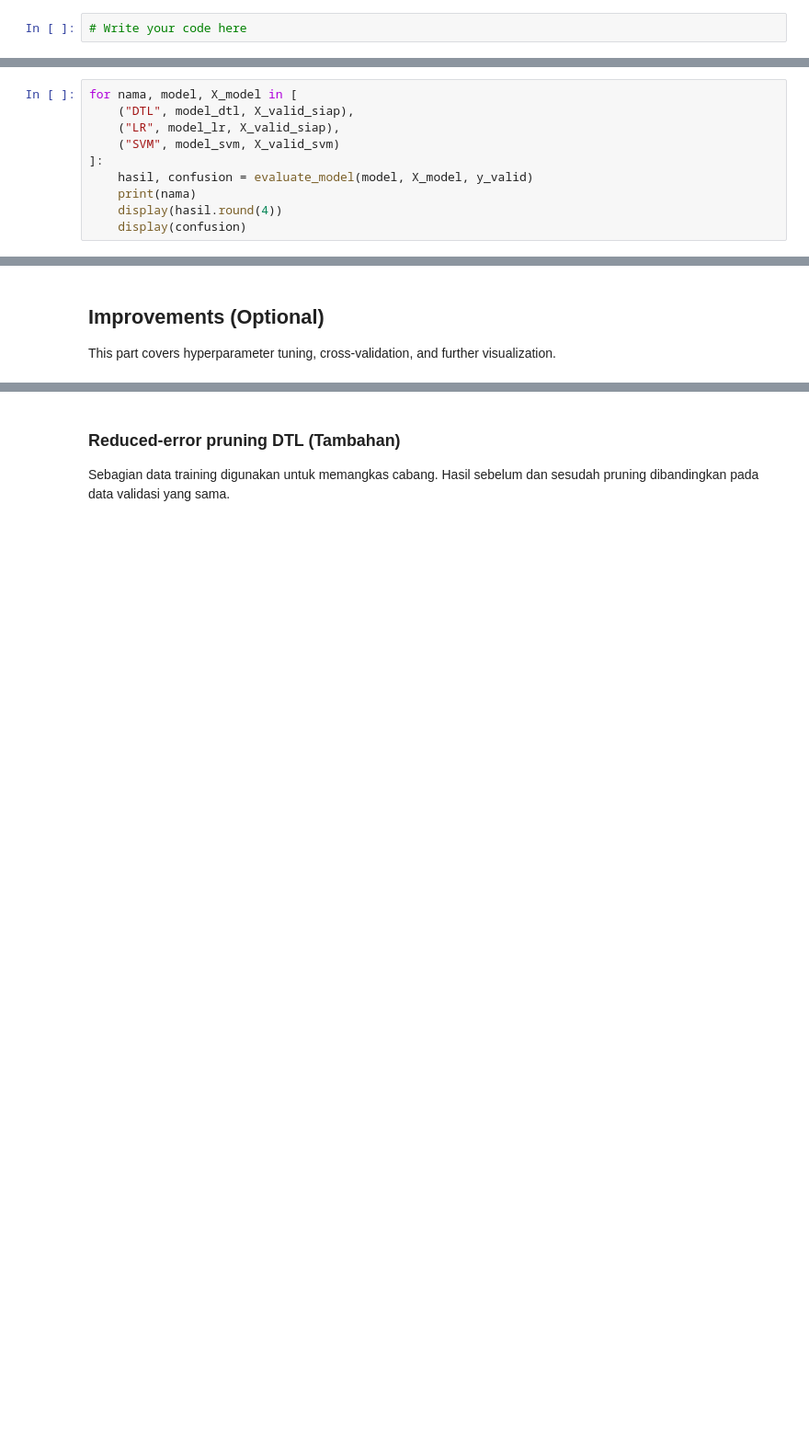
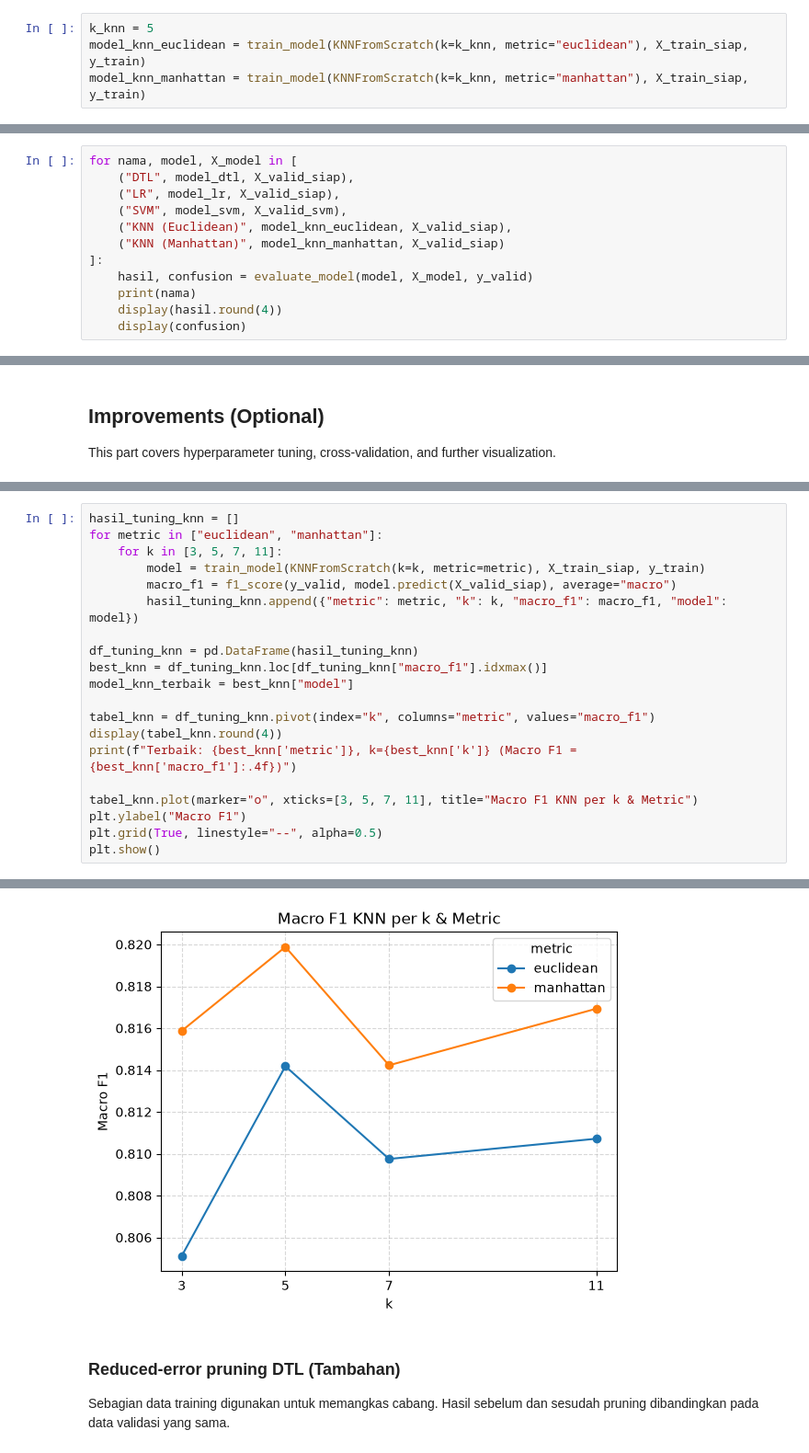
Before and after one commit to Alpaomega1136/IF3170_G31_KelompokDadakan, a Jupyter notebook: src/notebooks/IF3170_G31_KelompokDadakan.ipynb, the cells around one changed output, grey strips where cells are left out. Shown at 92% size. Drawn from its saved outputs; the diff is of its cells as text; blank space fills up the shorter version.

```diff
--- a/src/notebooks/IF3170_G31_KelompokDadakan.ipynb
+++ b/src/notebooks/IF3170_G31_KelompokDadakan.ipynb
@@ -505,5 +485,7 @@ This part covers the nearest neighbor classifier and its validation.
 # %%
-# Write your code here
+k_knn = 5
+model_knn_euclidean = train_model(KNNFromScratch(k=k_knn, metric="euclidean"), X_train_siap, y_train)
+model_knn_manhattan = train_model(KNNFromScratch(k=k_knn, metric="manhattan"), X_train_siap, y_train)
 # %% [markdown]
 ## Decision Tree Learning
 
@@ -550,7 +532,9 @@ Macro F1 adalah metrik utama kompetisi. Confusion matrix memperlihatkan jumlah p
 for nama, model, X_model in [
     ("DTL", model_dtl, X_valid_siap),
     ("LR", model_lr, X_valid_siap),
-    ("SVM", model_svm, X_valid_svm)
+    ("SVM", model_svm, X_valid_svm),
+    ("KNN (Euclidean)", model_knn_euclidean, X_valid_siap),
+    ("KNN (Manhattan)", model_knn_manhattan, X_valid_siap)
 ]:
     hasil, confusion = evaluate_model(model, X_model, y_valid)
     print(nama)
@@ -596,0 +597,21 @@ This part covers hyperparameter tuning, cross-validation, and further visualizat
+# %%
+hasil_tuning_knn = []
+for metric in ["euclidean", "manhattan"]:
+    for k in [3, 5, 7, 11]:
+        model = train_model(KNNFromScratch(k=k, metric=metric), X_train_siap, y_train)
+        macro_f1 = f1_score(y_valid, model.predict(X_valid_siap), average="macro")
+        hasil_tuning_knn.append({"metric": metric, "k": k, "macro_f1": macro_f1, "model": model})
+
+df_tuning_knn = pd.DataFrame(hasil_tuning_knn)
+best_knn = df_tuning_knn.loc[df_tuning_knn["macro_f1"].idxmax()]
+model_knn_terbaik = best_knn["model"]
+
+tabel_knn = df_tuning_knn.pivot(index="k", columns="metric", values="macro_f1")
+display(tabel_knn.round(4))
+print(f"Terbaik: {best_knn['metric']}, k={best_knn['k']} (Macro F1 = {best_knn['macro_f1']:.4f})")
+
+tabel_knn.plot(marker="o", xticks=[3, 5, 7, 11], title="Macro F1 KNN per k & Metric")
+plt.ylabel("Macro F1")
+plt.grid(True, linestyle="--", alpha=0.5)
+plt.show()
+# %% [output]
@@ -597,3 +625,4 @@ This part covers hyperparameter tuning, cross-validation, and further visualizat
+[figure, added]
 # %% [markdown]
 ### Reduced-error pruning DTL (Tambahan)
 
```
Also changed, not shown: parts of 11 cells of this notebook.
